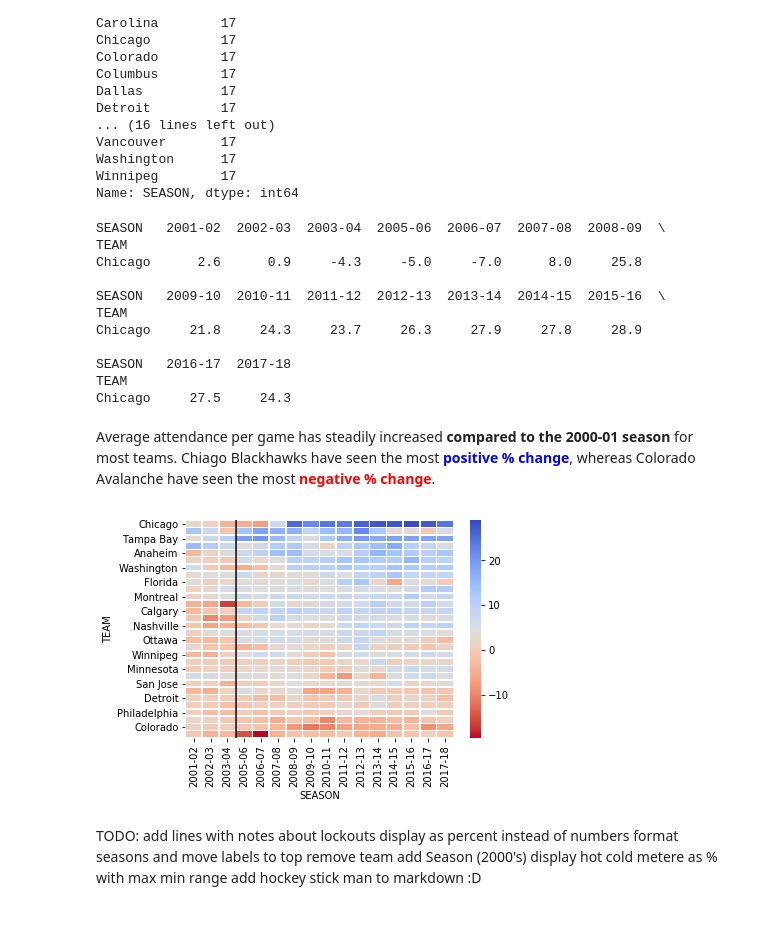
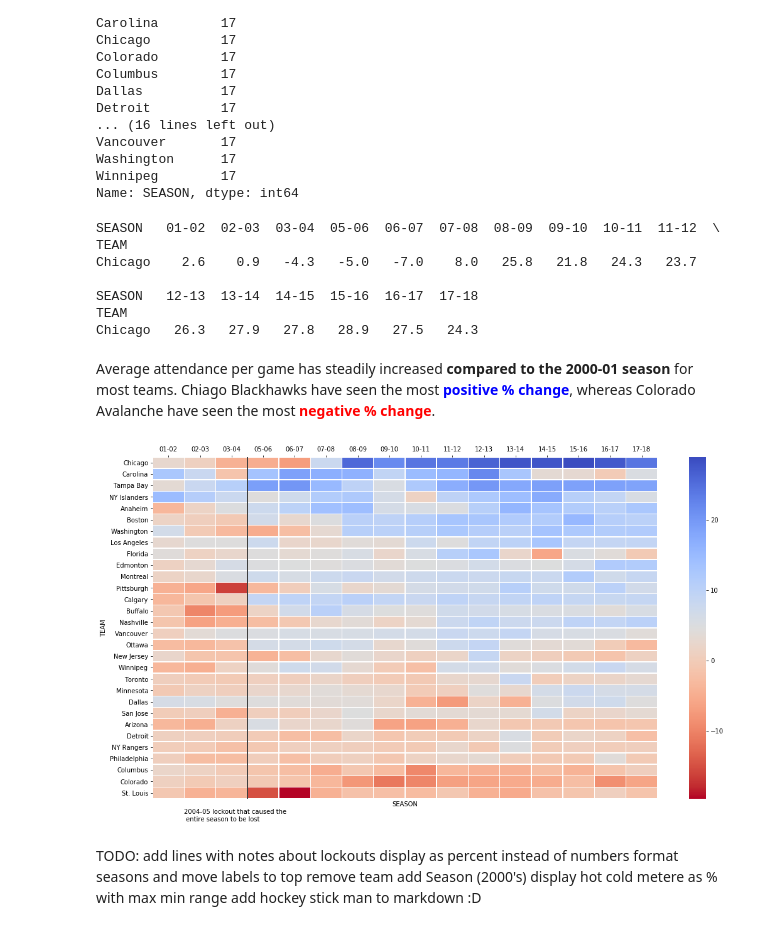
Before and after one commit to richhildebrand/makeover-monday-python, a Jupyter notebook: notebooks/2019 Week1 NHL Attendance/@idatadrew.ipynb, the cells around one changed output. Cells and saved outputs as stored; diff of their text form; code cells hidden in the pictures.

Commit message:
added text annotation and formatted seasons and increased size

```diff
--- a/notebooks/2019 Week1 NHL Attendance/@idatadrew.ipynb
+++ b/notebooks/2019 Week1 NHL Attendance/@idatadrew.ipynb
@@ -74,6 +74,7 @@ data['PERCENT CHANGE IN AVERAGE ATTENDANCE PER GAME'] = data.apply(lambda row:
 )
 
 data = data.query('SEASON != "2000-01"')
+data['SEASON'] = data['SEASON'].str[2:] # remove leading 20
 piviot_table = pd.pivot_table(data, values='PERCENT CHANGE IN AVERAGE ATTENDANCE PER GAME', index='TEAM',  columns='SEASON')
 # %%
 def sort_teams(df):
@@ -86,25 +87,27 @@ team_order = sort_teams(data)
 piviot_table = piviot_table.reindex(team_order, axis=0)
 print(piviot_table.query('TEAM == "Chicago"'))
 # %% [output]
-SEASON   2001-02  2002-03  2003-04  2005-06  2006-07  2007-08  2008-09  \
+SEASON   01-02  02-03  03-04  05-06  06-07  07-08  08-09  09-10  10-11  11-12  \
 TEAM
-Chicago      2.6      0.9     -4.3     -5.0     -7.0      8.0     25.8
+Chicago    2.6    0.9   -4.3   -5.0   -7.0    8.0   25.8   21.8   24.3   23.7
 
-SEASON   2009-10  2010-11  2011-12  2012-13  2013-14  2014-15  2015-16  \
+SEASON   12-13  13-14  14-15  15-16  16-17  17-18
 TEAM
-Chicago     21.8     24.3     23.7     26.3     27.9     27.8     28.9
-
-SEASON   2016-17  2017-18
-TEAM
-Chicago     27.5     24.3
+Chicago   26.3   27.9   27.8   28.9   27.5   24.3
 # %% [markdown]
 Average attendance per game has steadily increased **compared to the 2000-01 season** for most teams. Chiago Blackhawks have seen the most <font color=blue>**positive % change**</font>, whereas Colorado Avalanche have seen the most <font color=red>**negative % change**</font>.
 # %%
+plt.figure(figsize=(18, 10))
 ax = sns.heatmap(piviot_table, linewidth=0.5, cmap="coolwarm_r")
+ax.xaxis.tick_top()
 ax.vlines(3, *ax.get_ylim()) # lockout
+
+ax.annotate('2004-05 lockout that caused the\n entire season to be lost', xy=(1, 1), xytext=(1, 32))
+
+
 plt.show()
 # %% [output]
-[figure, old version]
+[figure, new version]
 # %% [markdown]
 TODO:
     add lines with notes about lockouts
```
